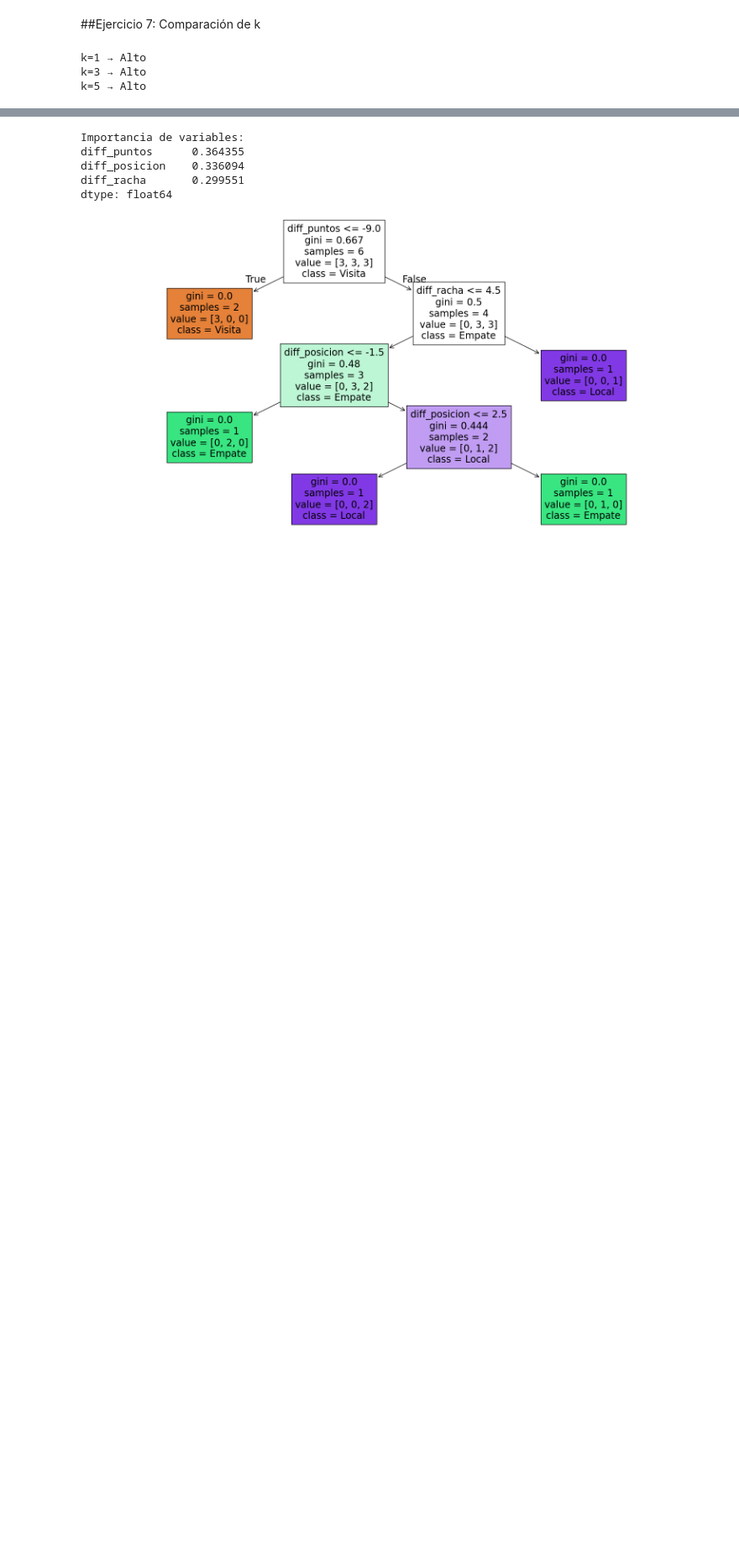
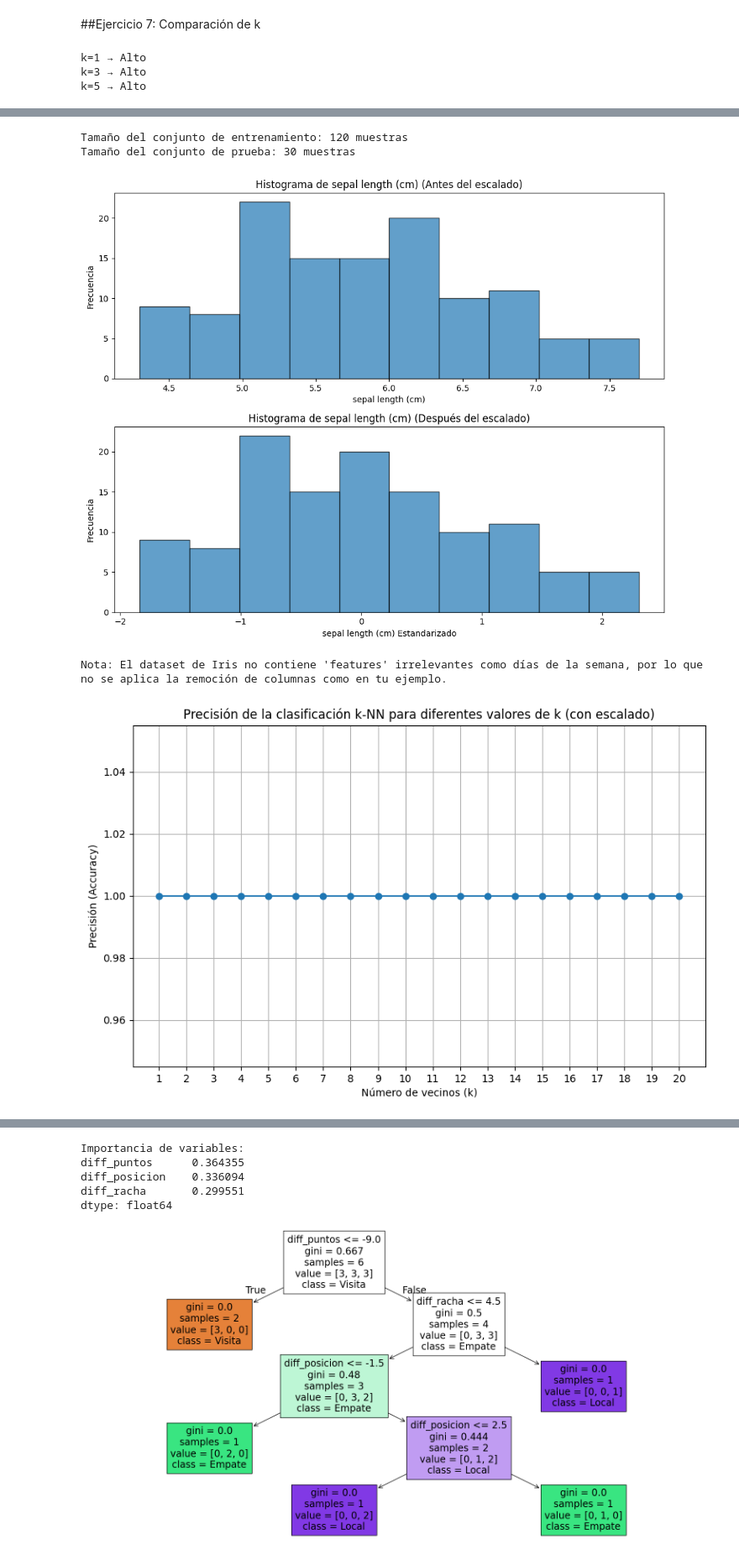
Before and after one commit to daf01-web/Mineria-de-Datos, a Jupyter notebook: TERCER PARCIAL.ipynb, the cells around one changed output, grey strips where cells are left out. Shown at 84% size. Cells and saved outputs as stored; diff of their text form; code cells hidden in the pictures; blank space fills up the shorter version.

```diff
--- a/TERCER PARCIAL.ipynb
+++ b/TERCER PARCIAL.ipynb
@@ -235,0 +286,80 @@ https://moodle.facttria.net/login/index.php
+# %%
+import numpy as np
+import matplotlib.pyplot as plt
+from sklearn.datasets import load_iris
+from sklearn.model_selection import train_test_split
+from sklearn.neighbors import KNeighborsClassifier
+from sklearn.metrics import accuracy_score
+from sklearn.preprocessing import StandardScaler
+
+# 1. Cargar el dataset de Iris
+iris = load_iris()
+X = iris.data
+y = iris.target
+
+# 2. Realizar una separación de conjunto de datos de entrenamiento (80%) y prueba (20%)
+X_train, X_test, y_train, y_test = train_test_split(X, y, test_size=0.2, random_state=42)
+
+print(f"Tamaño del conjunto de entrenamiento: {len(X_train)} muestras")
+print(f"Tamaño del conjunto de prueba: {len(X_test)} muestras\n")
+
+# 3. Escalar las características (normalización)
+scaler = StandardScaler()
+X_train_scaled = scaler.fit_transform(X_train)
+X_test_scaled = scaler.transform(X_test)
+
+# Tomaremos la primera característica (sepal_length) para la demostración
+feature_index = 0 # sepal_length
+feature_name = iris.feature_names[feature_index]
+
+f, ax = plt.subplots(nrows=2, ncols=1, figsize=(10, 8))
+
+# Histograma antes del escalado
+ax[0].hist(X_train[:, feature_index], bins=10, edgecolor='black', alpha=0.7)
+ax[0].set_title(f'Histograma de {feature_name} (Antes del escalado)')
+ax[0].set_xlabel(feature_name)
+ax[0].set_ylabel('Frecuencia')
+
+# Histograma después del escalado
+ax[1].hist(X_train_scaled[:, feature_index], bins=10, edgecolor='black', alpha=0.7)
+ax[1].set_title(f'Histograma de {feature_name} (Después del escalado)')
+ax[1].set_xlabel(f'{feature_name} Estandarizado')
+ax[1].set_ylabel('Frecuencia')
+
+plt.tight_layout()
+plt.show()
+print("Nota: El dataset de Iris no contiene 'features' irrelevantes como días de la semana, por lo que no se aplica la remoción de columnas como en tu ejemplo.\n")
+# -----------------------------------------------------------------------
+
+# 4. Evaluar la clasificación utilizando K-NN y determinar el valor de k adecuado
+accuracies = []
+k_range = range(1, 21) # Probar k desde 1 hasta 20
+
+for k in k_range:
+    knn = KNeighborsClassifier(n_neighbors=k)
+    knn.fit(X_train_scaled, y_train) # Entrenar con datos escalados
+    y_pred = knn.predict(X_test_scaled) # Predecir con datos escalados
+    accuracies.append(accuracy_score(y_test, y_pred))
+
+# Plotting the results to find the optimal k (Elbow Method)
+plt.figure(figsize=(10, 6))
+plt.plot(k_range, accuracies, marker='o', linestyle='-')
+plt.title('Precisión de la clasificación k-NN para diferentes valores de k (con escalado)')
+plt.xlabel('Número de vecinos (k)')
+plt.ylabel('Precisión (Accuracy)')
+plt.xticks(list(k_range))
+plt.grid(True)
+plt.show()
+
+# Encontrar el mejor k
+best_k_index = np.argmax(accuracies)
+best_k = k_range[best_k_index]
+max_accuracy = accuracies[best_k_index]
+
+print(f"El mejor valor de k encontrado es {best_k} con una precisión de {max_accuracy:.4f}.\n")
+# %% [output]
+Tamaño del conjunto de entrenamiento: 120 muestras
+Tamaño del conjunto de prueba: 30 muestras
+[figure, added]
+Nota: El dataset de Iris no contiene 'features' irrelevantes como días de la semana, por lo que no se aplica la remoción de columnas como en tu ejemplo.
+[figure, added]
```
Also changed, not shown: parts of 63 cells of this notebook.
